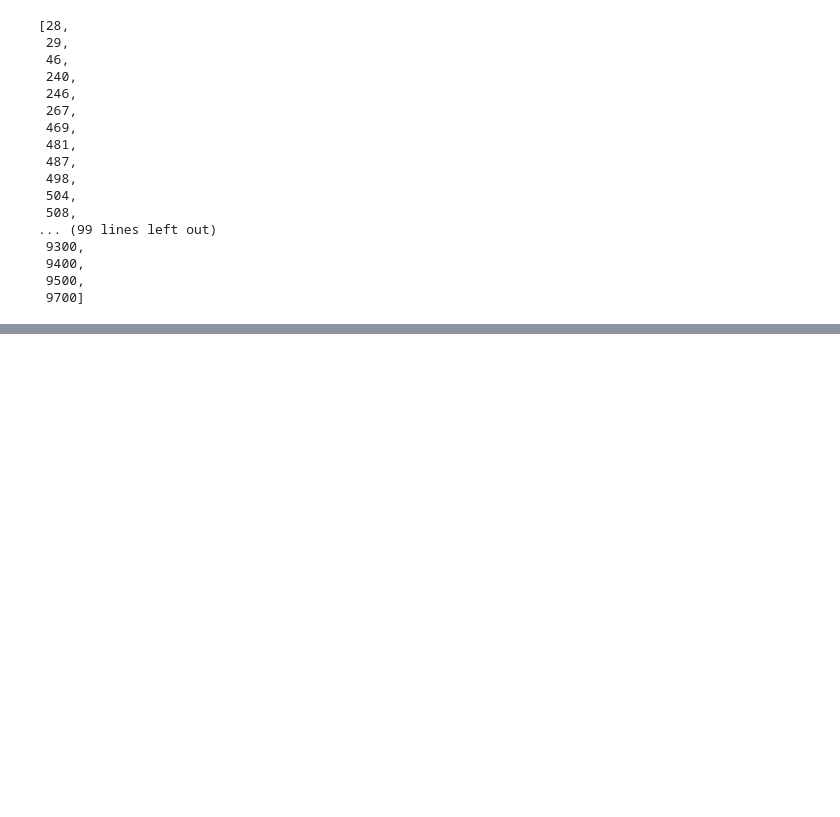
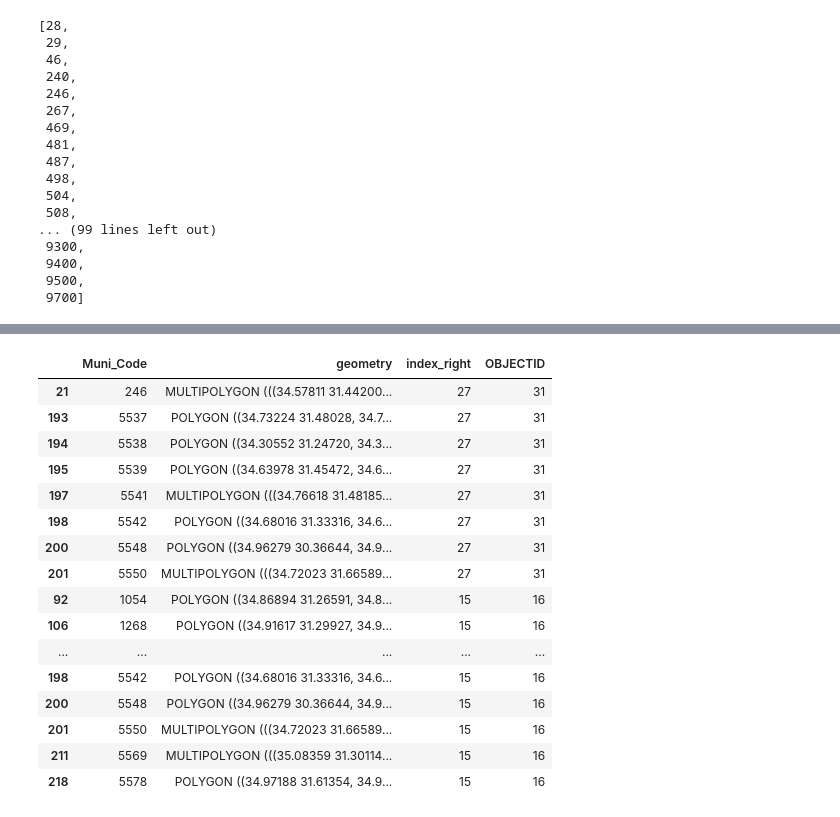
Before and after one commit to idoshte/mapTemplate, a Jupyter notebook: main.ipynb, the cells around one changed output, grey strips where cells are left out. Saved outputs shown, nothing was run; the diff lists cells and outputs as text; code cells hidden in the pictures; blank space fills up the shorter version.

```diff
--- a/main.ipynb
+++ b/main.ipynb
@@ -74,0 +69,21 @@ intersection_muni = intersection_muni[intersection_muni['Muni_Code'].isin(ls_mun
+# %%
+negev=intersection_muni[intersection_muni['OBJECTID'].isin([31,16])]
+negev
+# %% [output]
+|  | Muni_Code | geometry | index_right | OBJECTID |
+| 21 | 246 | MULTIPOLYGON (((34.57811 31.44200... | 27 | 31 |
+| 193 | 5537 | POLYGON ((34.73224 31.48028, 34.7... | 27 | 31 |
+| 194 | 5538 | POLYGON ((34.30552 31.24720, 34.3... | 27 | 31 |
+| 195 | 5539 | POLYGON ((34.63978 31.45472, 34.6... | 27 | 31 |
+| 197 | 5541 | MULTIPOLYGON (((34.76618 31.48185... | 27 | 31 |
+| 198 | 5542 | POLYGON ((34.68016 31.33316, 34.6... | 27 | 31 |
+| 200 | 5548 | POLYGON ((34.96279 30.36644, 34.9... | 27 | 31 |
+| 201 | 5550 | MULTIPOLYGON (((34.72023 31.66589... | 27 | 31 |
+| 92 | 1054 | POLYGON ((34.86894 31.26591, 34.8... | 15 | 16 |
+| 106 | 1268 | POLYGON ((34.91617 31.29927, 34.9... | 15 | 16 |
+| ... | ... | ... | ... | ... |
+| 198 | 5542 | POLYGON ((34.68016 31.33316, 34.6... | 15 | 16 |
+| 200 | 5548 | POLYGON ((34.96279 30.36644, 34.9... | 15 | 16 |
+| 201 | 5550 | MULTIPOLYGON (((34.72023 31.66589... | 15 | 16 |
+| 211 | 5569 | MULTIPOLYGON (((35.08359 31.30114... | 15 | 16 |
+| 218 | 5578 | POLYGON ((34.97188 31.61354, 34.9... | 15 | 16 |
```
Also changed, not shown: parts of 5 cells of this notebook, 3 other files.
